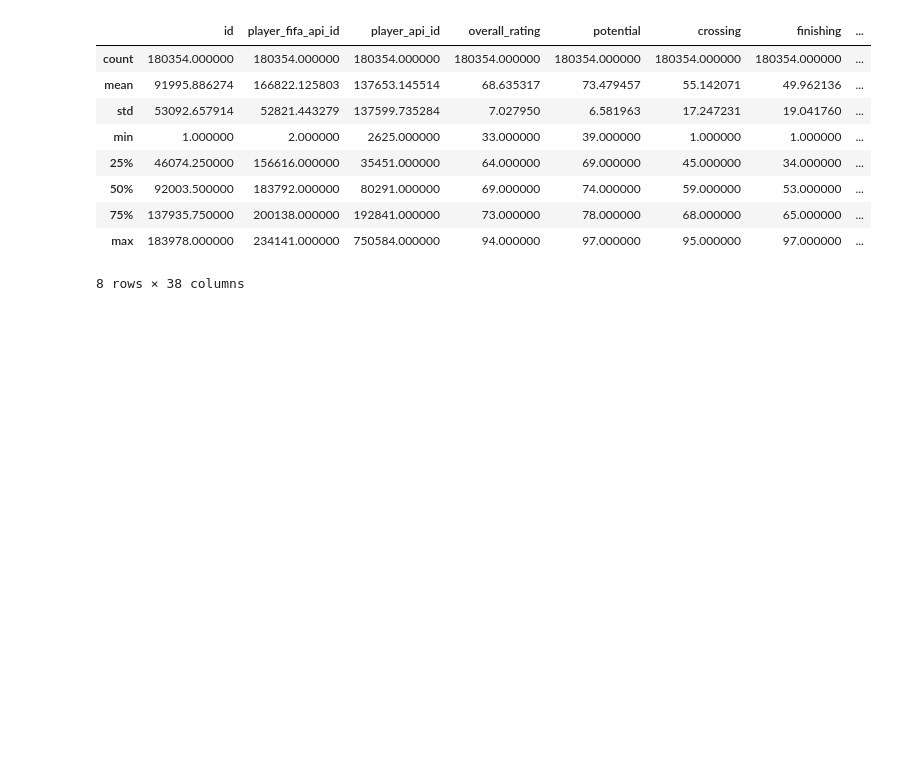
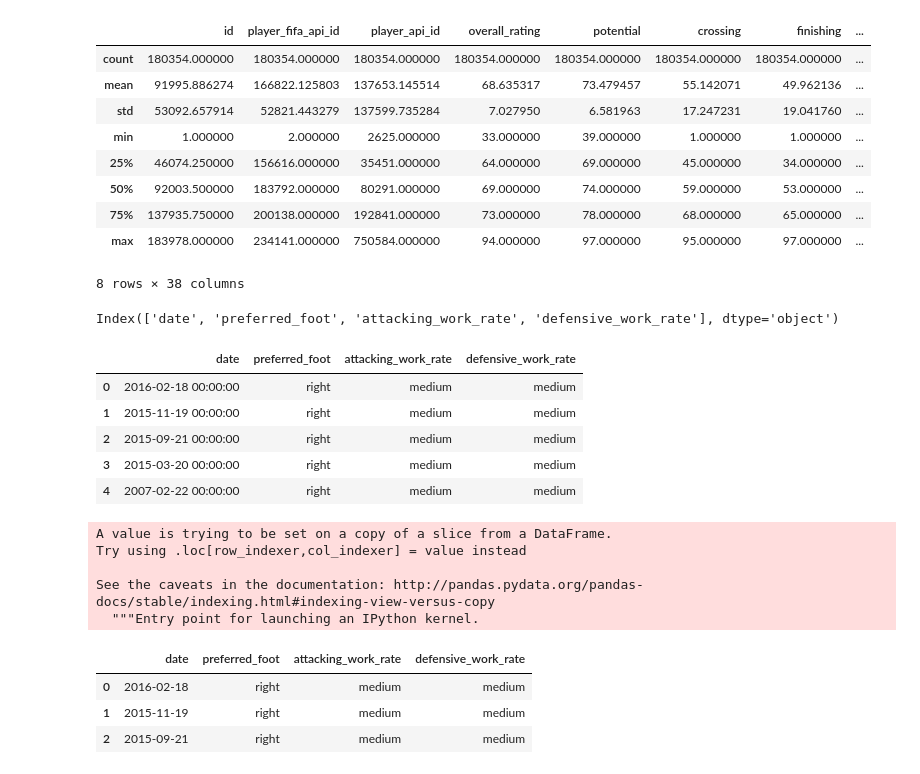
Before and after one commit to singhabhi937/Acadgild_Project_2, a Jupyter notebook: Acadgild_Project_2.ipynb, the cells around one changed output. Drawn from its saved outputs; the diff is of its cells as text; code cells hidden in the pictures; blank space fills up the shorter version.

```diff
--- a/Acadgild_Project_2.ipynb
+++ b/Acadgild_Project_2.ipynb
@@ -57,3 +57,35 @@ df.describe()
 | 75% | 137935.750000 | 200138.000000 | 192841.000000 | 73.000000 | 78.000000 | 68.000000 | 65.000000 | ... |
 | max | 183978.000000 | 234141.000000 | 750584.000000 | 94.000000 | 97.000000 | 95.000000 | 97.000000 | ... |
 8 rows × 38 columns
+# %%
+df1=df  #Saving our origninal dataframe into otherdataframe for datapreprocessing
+# %%
+df1=df1[df1.columns[df1.dtypes=='object']] #finding features of type object
+# %%
+df1.columns
+# %% [output]
+Index(['date', 'preferred_foot', 'attacking_work_rate', 'defensive_work_rate'], dtype='object')
+# %%
+df1.head()
+# %% [output]
+|  | date | preferred_foot | attacking_work_rate | defensive_work_rate |
+| 0 | 2016-02-18 00:00:00 | right | medium | medium |
+| 1 | 2015-11-19 00:00:00 | right | medium | medium |
+| 2 | 2015-09-21 00:00:00 | right | medium | medium |
+| 3 | 2015-03-20 00:00:00 | right | medium | medium |
+| 4 | 2007-02-22 00:00:00 | right | medium | medium |
+# %%
+df1['date']=df1['date'].astype('datetime64[ns]')  #converting the datadatatype from string
+# %% [output]
+A value is trying to be set on a copy of a slice from a DataFrame.
+Try using .loc[row_indexer,col_indexer] = value instead
+
+See the caveats in the documentation: http://pandas.pydata.org/pandas-docs/stable/indexing.html#indexing-view-versus-copy
+  """Entry point for launching an IPython kernel.
+# %%
+df1.head(3)
+# %% [output]
+|  | date | preferred_foot | attacking_work_rate | defensive_work_rate |
+| 0 | 2016-02-18 | right | medium | medium |
+| 1 | 2015-11-19 | right | medium | medium |
+| 2 | 2015-09-21 | right | medium | medium |
```
Also changed, not shown: parts of 3 cells of this notebook.
